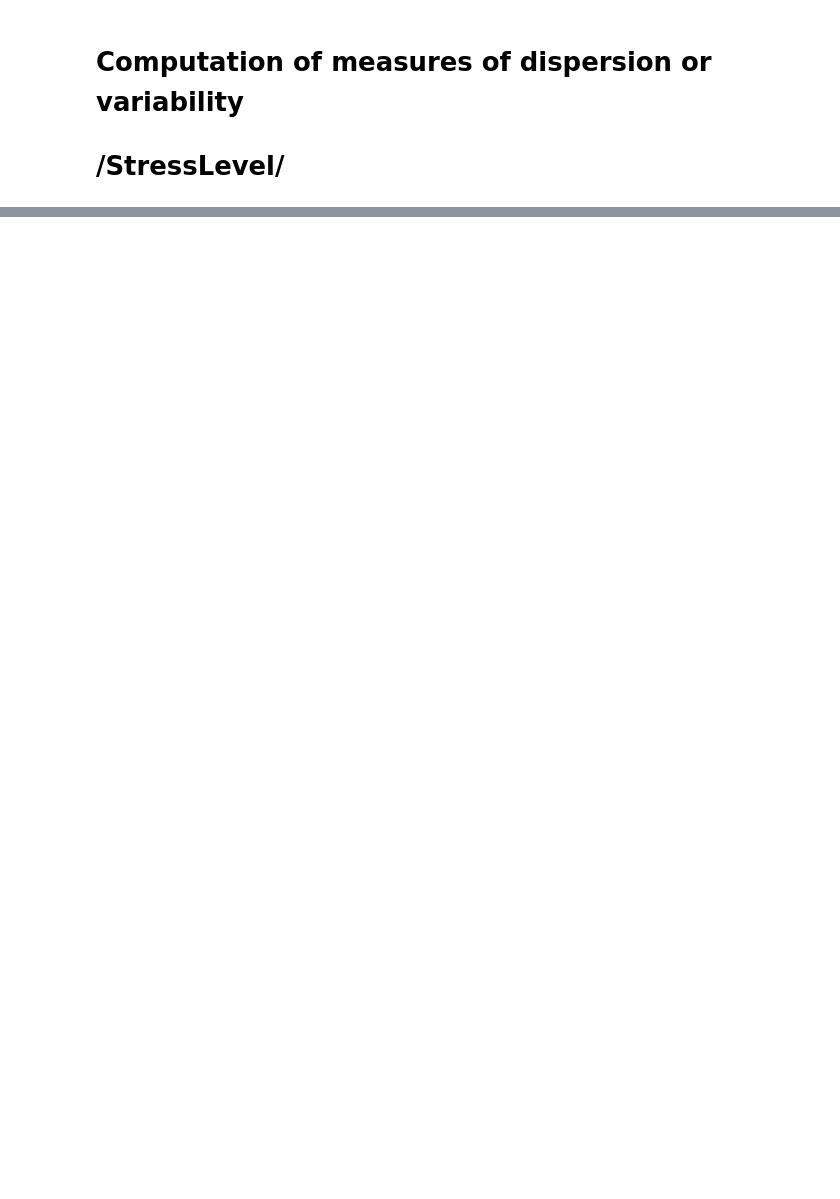
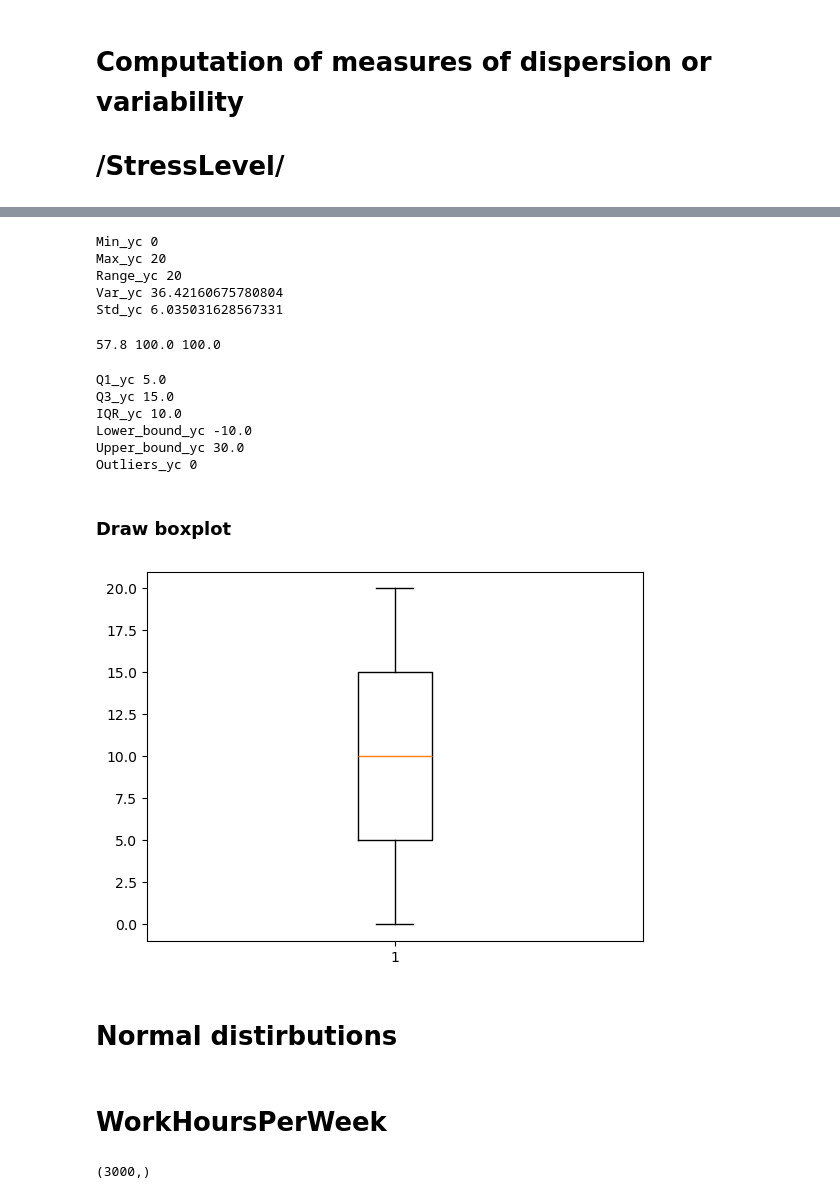
Before and after one commit to 2026378-coder/Statistical-Techniques-for-Data-Analysis-2026, a Jupyter notebook: Assignmnet.ipynb, the cells around one changed output, grey strips where cells are left out. Saved outputs shown, nothing was run; the diff lists cells and outputs as text; code cells hidden in the pictures; blank space fills up the shorter version.

```diff
--- a/Assignmnet.ipynb
+++ b/Assignmnet.ipynb
@@ -181,0 +268,63 @@ NameError: name 'data_bol' is not defined
+# %%
+min_yc=data['YearsAtCompany'].min()
+max_yc=data['YearsAtCompany'].max()
+range_yc=data['YearsAtCompany'].max() - data['YearsAtCompany'].min()
+var_yc=data['YearsAtCompany'].var()
+std_yc=data['YearsAtCompany'].std()
+print ('Min_yc' ,min_yc)
+print ('Max_yc' ,max_yc)
+print ('Range_yc' ,range_yc)
+print ('Var_yc' ,var_yc)
+print ('Std_yc' ,std_yc)
+# %% [output]
+Min_yc 0
+Max_yc 20
+Range_yc 20
+Var_yc 36.42160675780804
+Std_yc 6.035031628567331
+# %%
+std1_yc=std_yc
+std2_yc=((data_yc>=mean_yc-std1_yc) &(data_yc<=mean_yc+std1_yc)).mean()*100
+std3_yc=((data_yc>=mean_yc-2*std1_yc) &(data_yc<=mean_yc+2*std1_yc)).mean()*100
+std4_yc=((data_yc>=mean_yc-3*std1_yc) &(data_yc<=mean_yc+3*std1_yc)).mean()*100
+print(std2_yc,std3_yc, std4_yc)
+# %% [output]
+57.8 100.0 100.0
+# %%
+Q1_yc =data['YearsAtCompany'].quantile(0.25)
+Q3_yc =data['YearsAtCompany'].quantile(0.75)
+IQR_yc = Q3_yc - Q1_yc
+lower_bound_yc = Q1_yc - 1.5 * IQR_yc
+upper_bound_yc = Q3_yc + 1.5 * IQR_yc
+outliers_yc = data[(data['YearsAtCompany'] < lower_bound_yc) | (data['YearsAtCompany'] > upper_bound_yc)]
+
+print ('Q1_yc', Q1_yc )
+print ('Q3_yc', Q3_yc )
+print ('IQR_yc', IQR_yc )
+print ('Lower_bound_yc',lower_bound_yc )
+print ('Upper_bound_yc',upper_bound_yc )
+print ('Outliers_yc',len(outliers_yc) )
+# %% [output]
+Q1_yc 5.0
+Q3_yc 15.0
+IQR_yc 10.0
+Lower_bound_yc -10.0
+Upper_bound_yc 30.0
+Outliers_yc 0
+# %% [markdown]
+### Draw boxplot
+# %%
+plt.boxplot(data['YearsAtCompany'])
+
+plt.show()
+# %% [output]
+[figure, added]
+# %% [markdown]
+# Normal distirbutions
+# %% [markdown]
+# WorkHoursPerWeek
+# %%
+data_wh=data['WorkHoursPerWeek']
+data_wh.shape
+# %% [output]
+(3000,)
```
Also changed, not shown: parts of 31 cells of this notebook.
